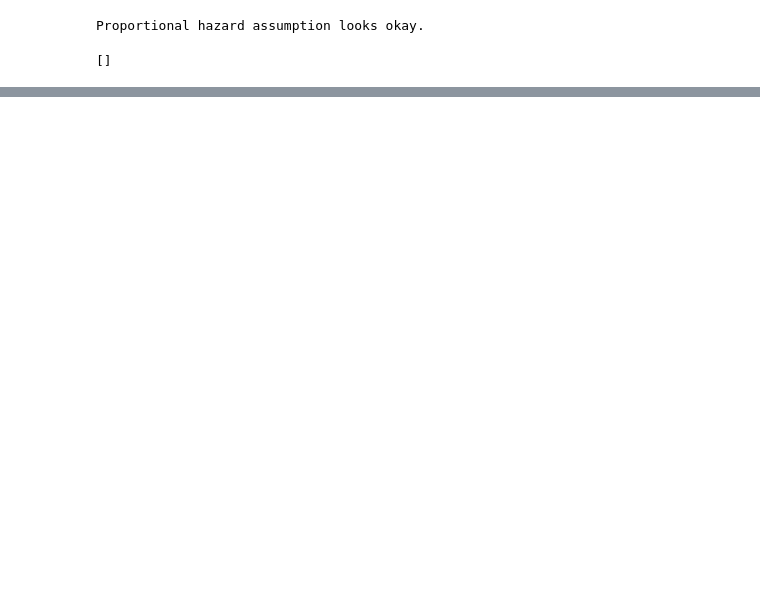
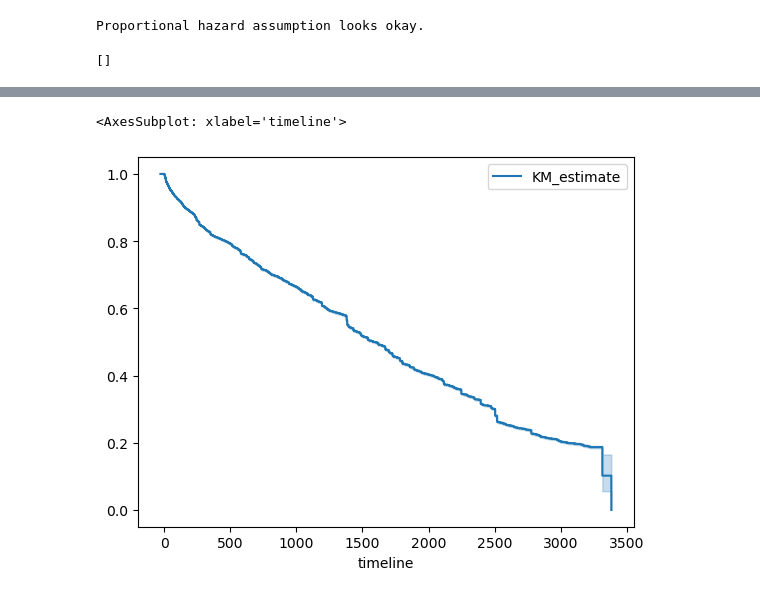
Before and after one commit to Kirscher/TextMining_Parcours_de_soin, a Jupyter notebook: survival_analysis/Lifelines.ipynb, the cells around one changed output, grey strips where cells are left out. Cells and saved outputs as stored; diff of their text form; code cells hidden in the pictures; blank space fills up the shorter version.

Commit message:
Updated Lifelines

```diff
--- a/survival_analysis/Lifelines.ipynb
+++ b/survival_analysis/Lifelines.ipynb
@@ -302,0 +372,12 @@ Proportional hazard assumption looks okay.
+# %%
+#Autre test: https://medium.com/the-researchers-guide/survival-analysis-in-python-km-estimate-cox-ph-and-aft-model-5533843c5d5d
+from lifelines import KaplanMeierFitter
+#hospit_full_hospit[['Nb_survie','Mort','CHOC','HEMOD','CHIMIO','Radiotherapie']]
+T=hospit_full_hospit['Nb_survie']
+E=hospit_full_hospit['Mort']
+kmf = KaplanMeierFitter()
+kmf.fit(durations = T, event_observed = E)
+kmf.plot_survival_function()
+# %% [output]
+<AxesSubplot: xlabel='timeline'>
+[figure, added]
```
Also changed, not shown: parts of 25 cells of this notebook.
